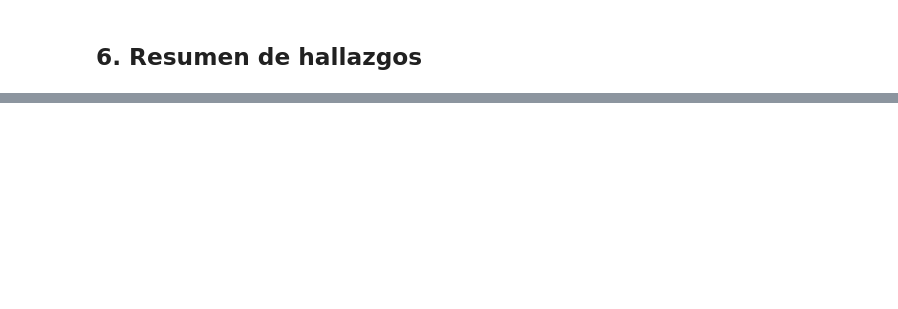
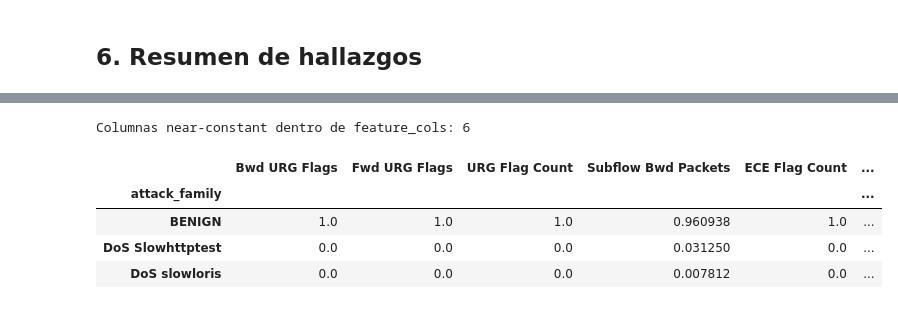
Before and after one commit to JCaceres-R/vae-latent-geometry-nids, a Jupyter notebook: notebooks/eda_cicids2017.ipynb, the cells around one changed output, grey strips where cells are left out. Saved outputs shown, nothing was run; the diff lists cells and outputs as text; code cells hidden in the pictures; blank space fills up the shorter version.

```diff
--- a/notebooks/eda_cicids2017.ipynb
+++ b/notebooks/eda_cicids2017.ipynb
@@ -334,0 +592,29 @@ _(completar a mano tras correr las secciones de arriba sobre el dataset completo
+# %%
+near_constant_cols = [c for c in constant_report.index if c in feature_cols]
+print(f"Columnas near-constant dentro de feature_cols: {len(near_constant_cols)}")
+
+
+def near_constant_family_breakdown(df: pd.DataFrame, col: str, top_value) -> pd.Series:
+    """% de las filas con valor != top_value (el valor dominante de `col`), desglosado
+    por attack_family -- el crosstab base para decidir si la columna es informativa o
+    solo ruido.
+    """
+    mask = df[col] != top_value
+    return df.loc[mask, "attack_family"].value_counts(normalize=True).rename(col)
+
+
+breakdown_table = pd.concat(
+    [
+        near_constant_family_breakdown(df_clean, c, constant_report.loc[c, "top_value"])
+        for c in near_constant_cols
+    ],
+    axis=1,
+).fillna(0.0)
+breakdown_table
+# %% [output]
+Columnas near-constant dentro de feature_cols: 6
+|  | Bwd URG Flags | Fwd URG Flags | URG Flag Count | Subflow Bwd Packets | ECE Flag Count | ... |
+| attack_family |  |  |  |  |  | ... |
+| BENIGN | 1.0 | 1.0 | 1.0 | 0.960938 | 1.0 | ... |
+| DoS Slowhttptest | 0.0 | 0.0 | 0.0 | 0.031250 | 0.0 | ... |
+| DoS slowloris | 0.0 | 0.0 | 0.0 | 0.007812 | 0.0 | ... |
```
Also changed, not shown: parts of 37 cells of this notebook, 5 other files.
